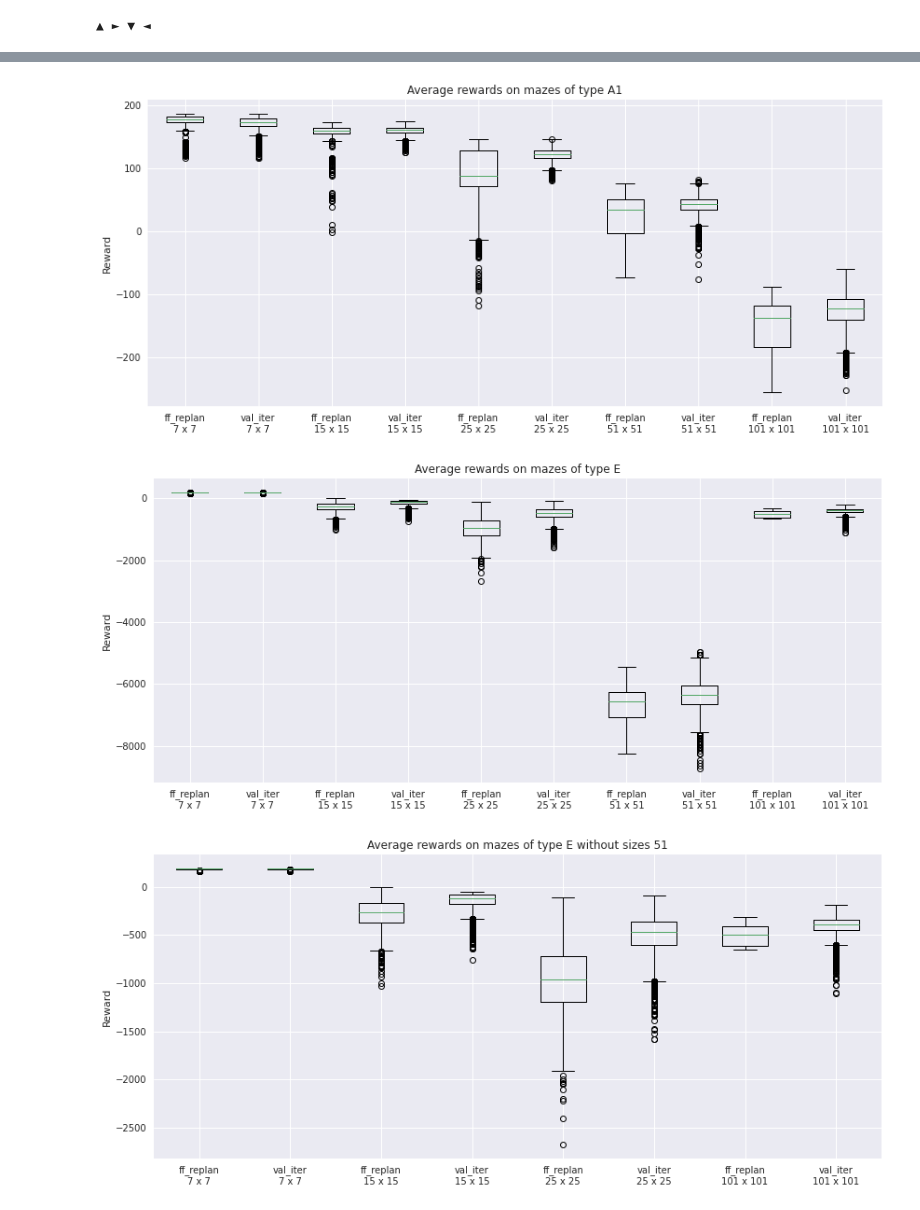
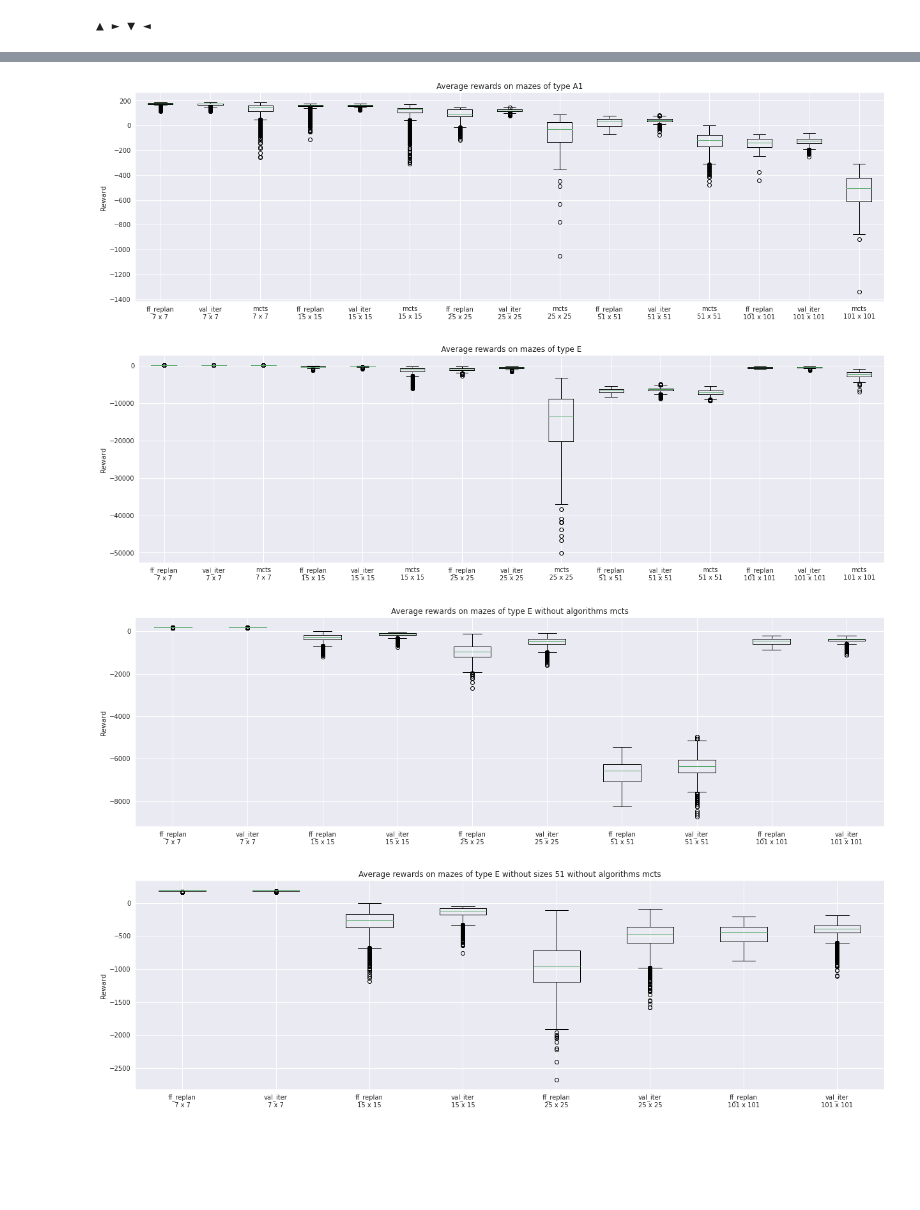
Before and after one commit to Epanemu/probabilistic_planner, a Jupyter notebook: report.ipynb, the cells around one changed output, grey strips where cells are left out. Saved outputs shown, nothing was run; the diff lists cells and outputs as text; code cells hidden in the pictures; blank space fills up the shorter version.

```diff
--- a/report.ipynb
+++ b/report.ipynb
@@ -163,22 +183,5 @@ Most important thing to note here is the ammount of time required to run FF-repl
 # %%
-import seaborn as sns
-import numpy as np
-import matplotlib.pylab as plt
-from matplotlib.colors import LogNorm
-plt.style.use("seaborn")
+from visualize import plot_time_grid
 
-plt.figure(figsize=[7*len(ALGOS),6])
-plt.suptitle("Comparison of average (run)time spent on solving a maze (in ms)")
-for k, a in enumerate(ALGOS):
-    plt.subplot(1,len(ALGOS),k+1)
-    time_mat = np.empty((5,5))
-    for i, s in enumerate(SIZES):
-        for j, t in enumerate(TYPES):
-            time_mat[i,j] = times[a][s][t]/len(rewards[a][s][t])*1000
-
-    heat_map = sns.heatmap(time_mat, linewidth=1, annot= True, norm=LogNorm(), xticklabels=TYPES, yticklabels=SIZES)
-    plt.xlabel('TYPE')
-    plt.ylabel('SIZE')
-    plt.title(f"{a}")
-plt.show()
+plot_time_grid(ALGOS, SIZES, TYPES, times, rewards)
 # %% [output]
@@ -197,26 +201,13 @@ Now, lets turn to rewards. This is a more important comparison to make. Firstly
 # %%
-def show_boxplot_for_type(t, excluded_sizes=[]):
-    plt.figure(figsize=[7*len(ALGOS),6])
-    rews = []
-    ticks = []
-    for s in SIZES:
-        if s not in excluded_sizes:
-            for a in ALGOS:
-                rews.append(np.array(rewards[a][s][t]))
-                ticks.append(f"{a}\n{s} x {s}")
+from visualize import show_boxplot_for_type
 
-    plt.boxplot(rews)
-    plt.xticks(range(1, len(rews)+1), ticks)
-    # plt.xlabel('mazes and ')
-    plt.ylabel('Reward')
-    plt.title(f"Average rewards on mazes of type {t}" + (f" without sizes {', '.join(excluded_sizes)}" if len(excluded_sizes) > 0 else ""))
-    plt.show()
-
-show_boxplot_for_type("A1")
-show_boxplot_for_type("E")
-show_boxplot_for_type("E", excluded_sizes=["51"])
+show_boxplot_for_type(ALGOS, SIZES, TYPES, rewards, "A1")
+show_boxplot_for_type(ALGOS, SIZES, TYPES, rewards, "E")
+show_boxplot_for_type(ALGOS, SIZES, TYPES, rewards, "E", excluded_algs=["mcts"])
+show_boxplot_for_type(ALGOS, SIZES, TYPES, rewards, "E", excluded_sizes=["51"], excluded_algs=["mcts"])
 # %% [output]
-[figure, old version]
+[figure, new version]
-[figure, old version]
+[figure, new version]
-[figure, old version]
+[figure, new version]
+[figure, added]
 # %% [markdown]
```
Also changed, not shown: parts of 26 cells of this notebook.
